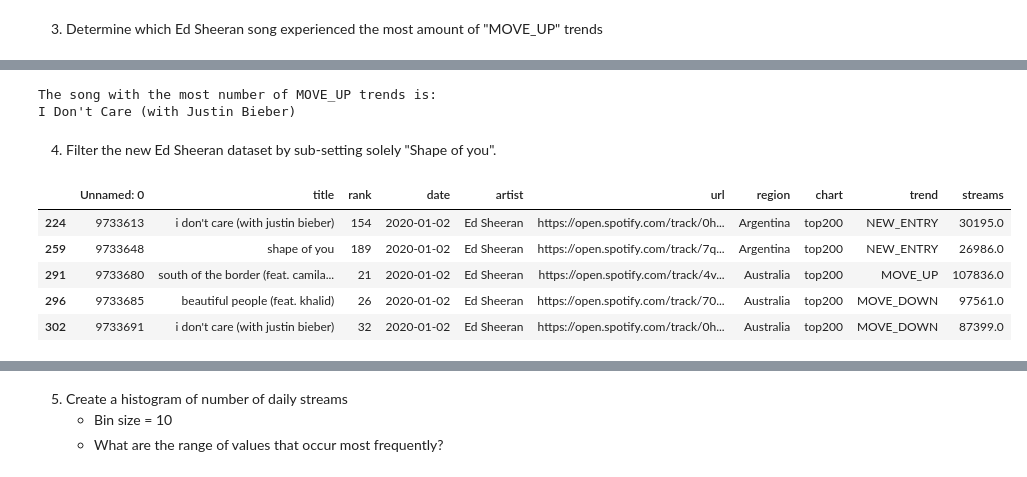
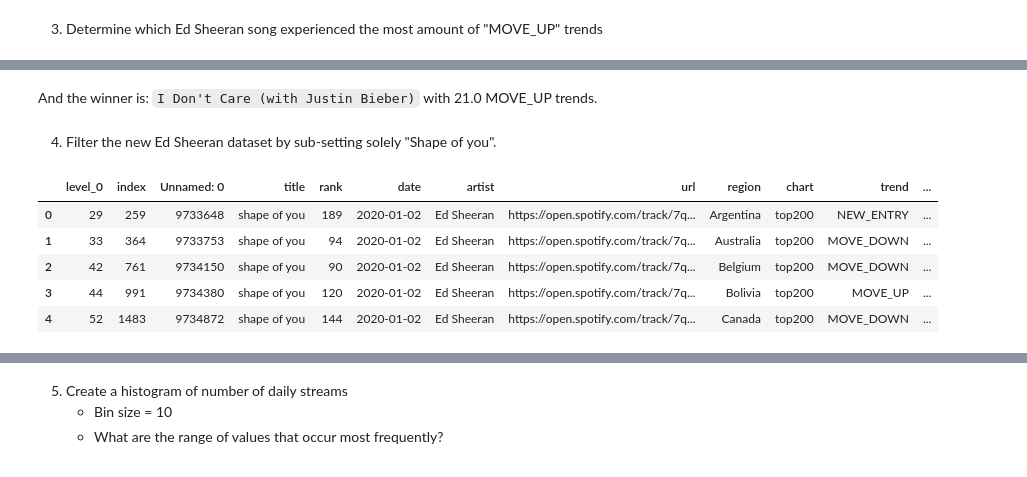
Before and after one commit to campb223/DSSA-5001-Assignment-1, a Jupyter notebook: Part 1/daleCampbellAssignment1-Part1.ipynb, the cells around one changed output, grey strips where cells are left out. Saved outputs shown, nothing was run; the diff lists cells and outputs as text; code cells hidden in the pictures.

```diff
--- a/Part 1/daleCampbellAssignment1-Part1.ipynb
+++ b/Part 1/daleCampbellAssignment1-Part1.ipynb
@@ -87,14 +88,9 @@ dtype: object
     + Data after December 31st, 2020
     + Save the result to a new dataframe
 # %%
-# Assiging a filterDate to comapre against later
-filterDate = "2020-12-31"
+# Now we'll filter based on artist = Ed Sheeran & date > December 31 2020
+edData = origData[(origData['artist'].str.lower() == "ed sheeran") | (origData['date'] > "2020-12-31")].reset_index()
 
-# Now we'll filter based on artist = Ed Sheeran & date > December 31 2020
-tempDF1 = origData[(origData['artist'].str.lower() == "ed sheeran")]
-tempDF2 = origData[(origData['date'] > filterDate)]
-
-# Combining the dataframes into one df
-edData = pd.concat([tempDF1, tempDF2], axis=0)
+# Let's see what our new df looks like
 edData.head(10)
 # %% [output]
@@ -148,30 +134,19 @@ edMoveUp
-# %%
-# Okay that didn't give us what we wanted so let's count the number of items each song has. The one with the most MOVE_UP wins
-placeholderSize = 0
-winner = ""
-for index, row in edMoveUp.iterrows():
-    tempVar = row['trend'].split("_")
-    currentRowSize = len(tempVar)
-
-    if currentRowSize > placeholderSize:
-        placeholderSize = currentRowSize
-        winner = row.name
-
-print("The song with the most number of MOVE_UP trends is:")
-print(winner)
-# %% [output]
-The song with the most number of MOVE_UP trends is:
-I Don't Care (with Justin Bieber)
+# %% [markdown]
+And the winner is:
+`I Don't Care (with Justin Bieber)` with 21.0 MOVE_UP trends.
 # %% [markdown]
 4. Filter the new Ed Sheeran dataset by sub-setting solely "Shape of you".
 # %%
 # To ensure our subset contains all forms of 'shape of you' let's set the df['title'] to all lowercase
 edData['title'] = edData['title'].str.lower()
-edData.head(5)
+
+# Now let's grab the rows with title = shape of you
+edDataShapeOfYou = edData[(edData['title'] == "shape of you")].reset_index()
+edDataShapeOfYou.head(5)
 # %% [output]
-|  | Unnamed: 0 | title | rank | date | artist | url | region | chart | trend | streams |
-| 224 | 9733613 | i don't care (with justin bieber) | 154 | 2020-01-02 | Ed Sheeran | https://open.spotify.com/track/0h... | Argentina | top200 | NEW_ENTRY | 30195.0 |
-| 259 | 9733648 | shape of you | 189 | 2020-01-02 | Ed Sheeran | https://open.spotify.com/track/7q... | Argentina | top200 | NEW_ENTRY | 26986.0 |
-| 291 | 9733680 | south of the border (feat. camila... | 21 | 2020-01-02 | Ed Sheeran | https://open.spotify.com/track/4v... | Australia | top200 | MOVE_UP | 107836.0 |
-| 296 | 9733685 | beautiful people (feat. khalid) | 26 | 2020-01-02 | Ed Sheeran | https://open.spotify.com/track/70... | Australia | top200 | MOVE_DOWN | 97561.0 |
-| 302 | 9733691 | i don't care (with justin bieber) | 32 | 2020-01-02 | Ed Sheeran | https://open.spotify.com/track/0h... | Australia | top200 | MOVE_DOWN | 87399.0 |
+|  | level_0 | index | Unnamed: 0 | title | rank | date | artist | url | region | chart | trend | ... |
+| 0 | 29 | 259 | 9733648 | shape of you | 189 | 2020-01-02 | Ed Sheeran | https://open.spotify.com/track/7q... | Argentina | top200 | NEW_ENTRY | ... |
+| 1 | 33 | 364 | 9733753 | shape of you | 94 | 2020-01-02 | Ed Sheeran | https://open.spotify.com/track/7q... | Australia | top200 | MOVE_DOWN | ... |
+| 2 | 42 | 761 | 9734150 | shape of you | 90 | 2020-01-02 | Ed Sheeran | https://open.spotify.com/track/7q... | Belgium | top200 | MOVE_DOWN | ... |
+| 3 | 44 | 991 | 9734380 | shape of you | 120 | 2020-01-02 | Ed Sheeran | https://open.spotify.com/track/7q... | Bolivia | top200 | MOVE_UP | ... |
+| 4 | 52 | 1483 | 9734872 | shape of you | 144 | 2020-01-02 | Ed Sheeran | https://open.spotify.com/track/7q... | Canada | top200 | MOVE_DOWN | ... |
```
Also changed, not shown: parts of 11 cells of this notebook.
